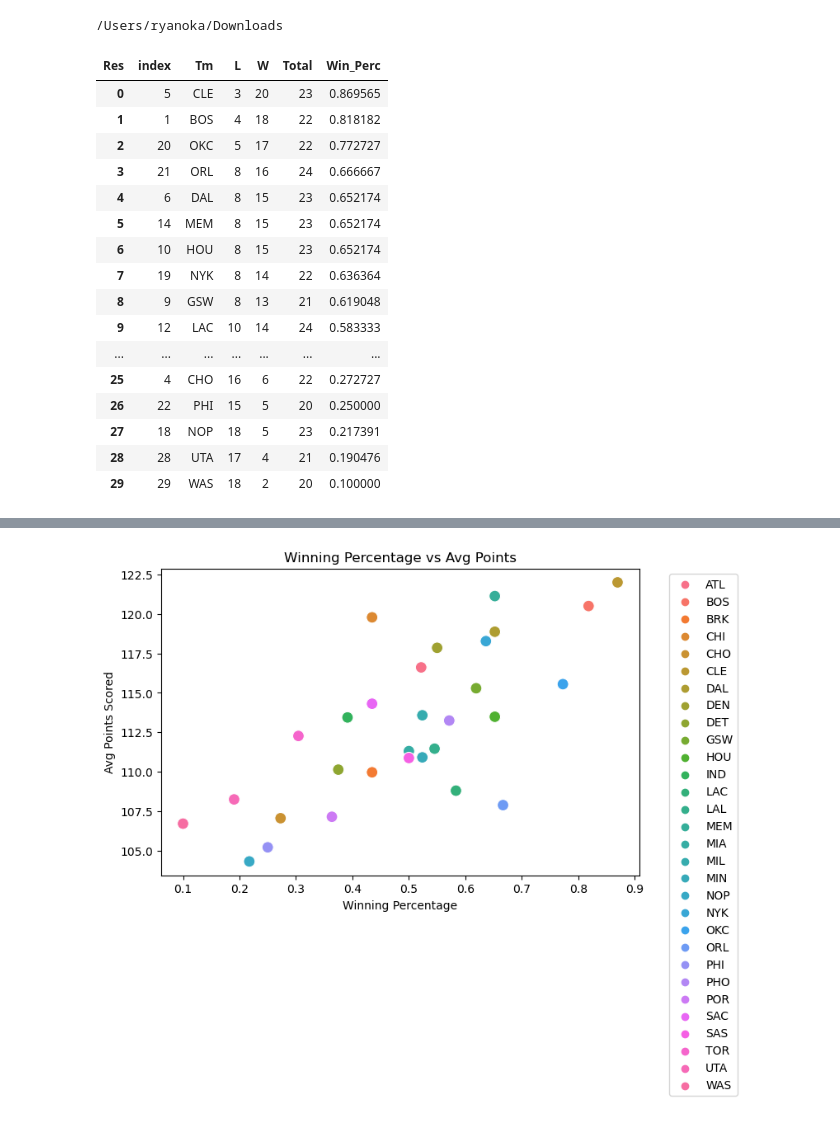
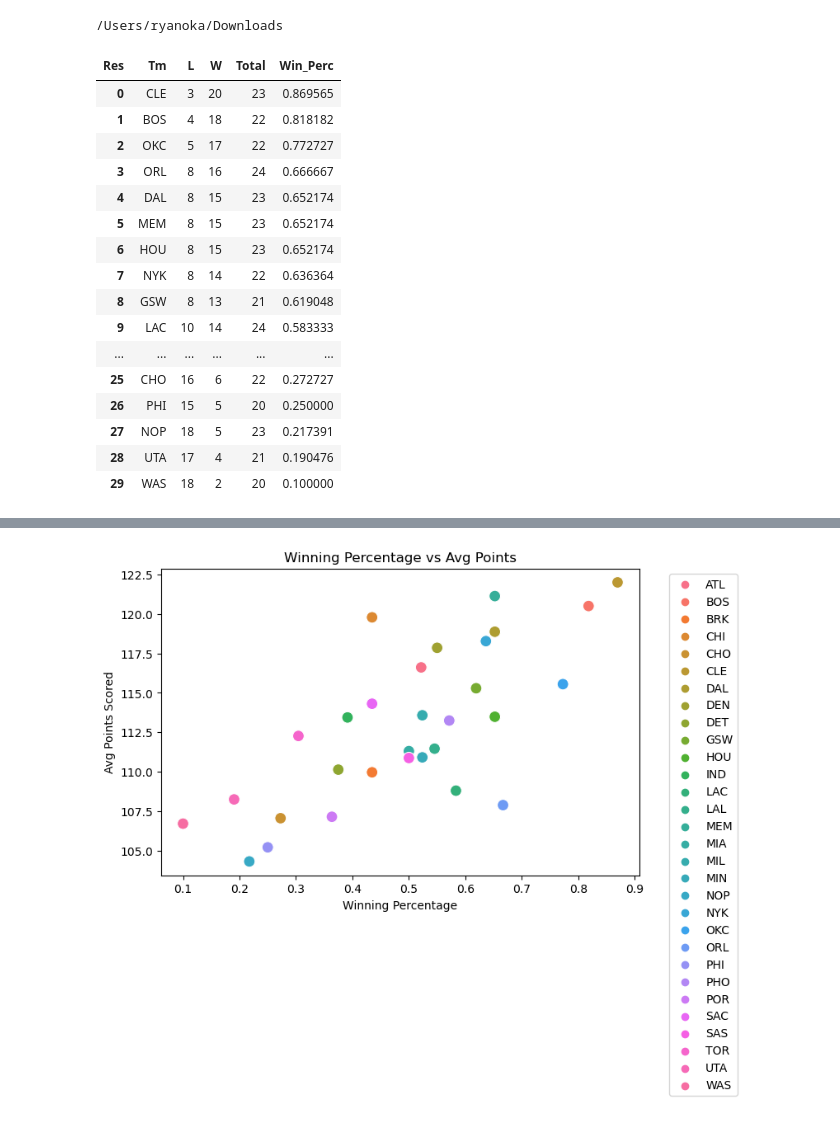
Before and after one commit to ryoka23/NYC-DS-Academy, a Jupyter notebook: Python Final Project.ipynb, the cells around one changed output, grey strips where cells are left out. Cells and saved outputs as stored; diff of their text form; code cells hidden in the pictures.

```diff
--- a/Python Final Project.ipynb
+++ b/Python Final Project.ipynb
@@ -36,41 +36,41 @@ print(os.getcwd())
 # %%
 # Create one row per team per game using 'Tm', 'Data', 'Res'
 team_games = df[['Tm', 'Data', 'Res']].drop_duplicates()
 
 # Count how many times each team had each result
 TR = team_games.groupby(['Tm', 'Res']).size().unstack(fill_value=0).reset_index()
 
 TR['Total'] = TR['W'] + TR['L']
 TR['Win_Perc'] = TR['W'] / TR['Total']
 
-TR_sorted = TR.sort_values(by='Win_Perc', ascending=False).reset_index()  # Sorts in descending order
+TR_sorted = TR.sort_values(by='Win_Perc', ascending=False).reset_index(drop=True)  # Sorts in descending order
 
 # Apply background gradient
 TR_sorted = TR_sorted.style.background_gradient(subset=['Win_Perc'], cmap='coolwarm')
 
 # Display the styled DataFrame
 TR_sorted
 
 #Since each team has an uneven number of games, the best way to rank performance is by there winning percentage up to this point in the season.
 #The ranking shows Cle, Bos, and OKC are clearly the best 3 teams in their own tier.
 # %% [output]
-| Res | index | Tm | L | W | Total | Win_Perc |
-| 0 | 5 | CLE | 3 | 20 | 23 | 0.869565 |
-| 1 | 1 | BOS | 4 | 18 | 22 | 0.818182 |
-| 2 | 20 | OKC | 5 | 17 | 22 | 0.772727 |
-| 3 | 21 | ORL | 8 | 16 | 24 | 0.666667 |
-| 4 | 6 | DAL | 8 | 15 | 23 | 0.652174 |
-| 5 | 14 | MEM | 8 | 15 | 23 | 0.652174 |
-| 6 | 10 | HOU | 8 | 15 | 23 | 0.652174 |
-| 7 | 19 | NYK | 8 | 14 | 22 | 0.636364 |
-| 8 | 9 | GSW | 8 | 13 | 21 | 0.619048 |
-| 9 | 12 | LAC | 10 | 14 | 24 | 0.583333 |
-| ... | ... | ... | ... | ... | ... | ... |
-| 25 | 4 | CHO | 16 | 6 | 22 | 0.272727 |
-| 26 | 22 | PHI | 15 | 5 | 20 | 0.250000 |
-| 27 | 18 | NOP | 18 | 5 | 23 | 0.217391 |
-| 28 | 28 | UTA | 17 | 4 | 21 | 0.190476 |
-| 29 | 29 | WAS | 18 | 2 | 20 | 0.100000 |
+| Res | Tm | L | W | Total | Win_Perc |
+| 0 | CLE | 3 | 20 | 23 | 0.869565 |
+| 1 | BOS | 4 | 18 | 22 | 0.818182 |
+| 2 | OKC | 5 | 17 | 22 | 0.772727 |
+| 3 | ORL | 8 | 16 | 24 | 0.666667 |
+| 4 | DAL | 8 | 15 | 23 | 0.652174 |
+| 5 | MEM | 8 | 15 | 23 | 0.652174 |
+| 6 | HOU | 8 | 15 | 23 | 0.652174 |
+| 7 | NYK | 8 | 14 | 22 | 0.636364 |
+| 8 | GSW | 8 | 13 | 21 | 0.619048 |
+| 9 | LAC | 10 | 14 | 24 | 0.583333 |
+| ... | ... | ... | ... | ... | ... |
+| 25 | CHO | 16 | 6 | 22 | 0.272727 |
+| 26 | PHI | 15 | 5 | 20 | 0.250000 |
+| 27 | NOP | 18 | 5 | 23 | 0.217391 |
+| 28 | UTA | 17 | 4 | 21 | 0.190476 |
+| 29 | WAS | 18 | 2 | 20 | 0.100000 |
 # %%
 # Filter Team data
 team_stats = df.groupby(['Tm', 'Data']).agg({
```
Also changed, not shown: parts of 1 cell of this notebook.
